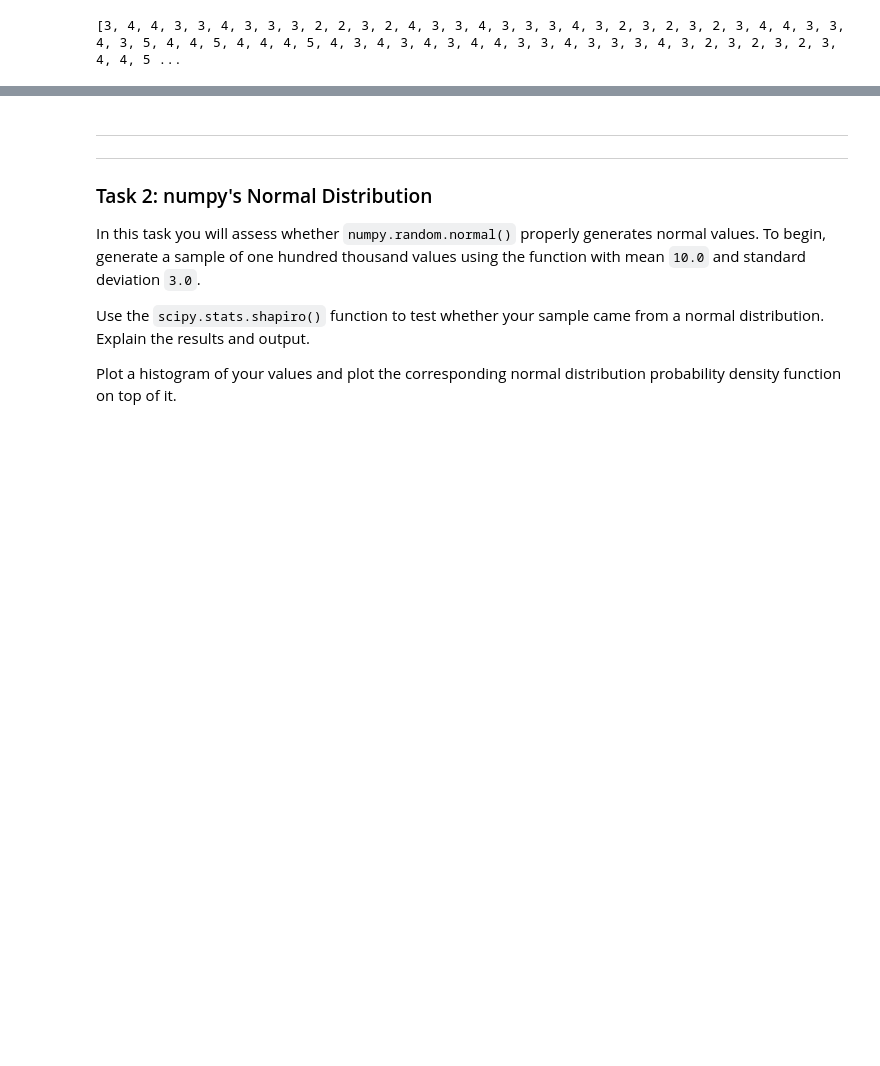
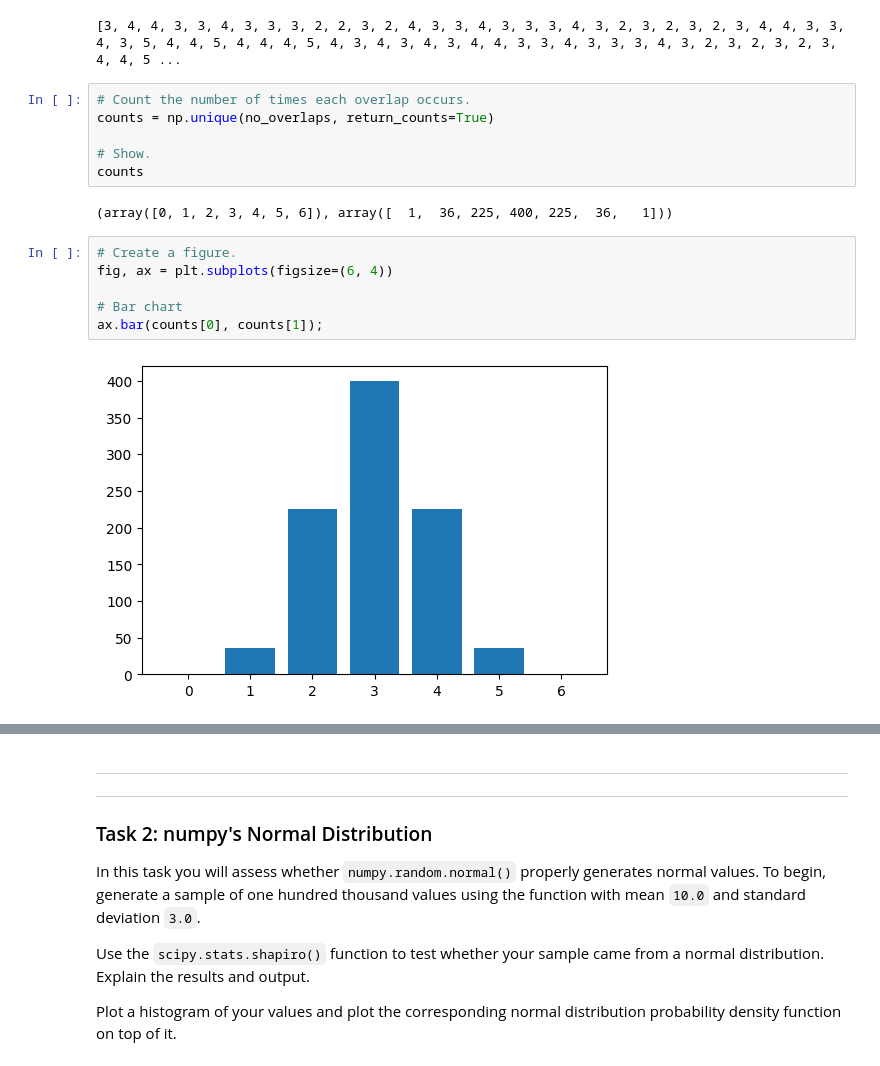
Before and after one commit to Waszka22/statistics, a Jupyter notebook: tasks.ipynb, the cells around one changed output, grey strips where cells are left out. Drawn from its saved outputs; the diff is of its cells as text; blank space fills up the shorter version.

Commit message:
Add Bar chart

```diff
--- a/tasks.ipynb
+++ b/tasks.ipynb
@@ -216,3 +226,19 @@ for comb in combs:
 print(no_overlaps)
 # %% [output]
 [3, 4, 4, 3, 3, 4, 3, 3, 3, 2, 2, 3, 2, 4, 3, 3, 4, 3, 3, 3, 4, 3, 2, 3, 2, 3, 2, 3, 4, 4, 3, 3, 4, 3, 5, 4, 4, 5, 4, 4, 4, 5, 4, 3, 4, 3, 4, 3, 4, 4, 3, 3, 4, 3, 3, 3, 4, 3, 2, 3, 2, 3, 2, 3, 4, 4, 5 ...
+# %%
+# Count the number of times each overlap occurs.
+counts = np.unique(no_overlaps, return_counts=True)
+
+# Show.
+counts
+# %% [output]
+(array([0, 1, 2, 3, 4, 5, 6]), array([  1,  36, 225, 400, 225,  36,   1]))
+# %%
+# Create a figure.
+fig, ax = plt.subplots(figsize=(6, 4))
+
+# Bar chart
+ax.bar(counts[0], counts[1]);
+# %% [output]
+[figure, added]
```
Also changed, not shown: parts of 6 cells of this notebook.
